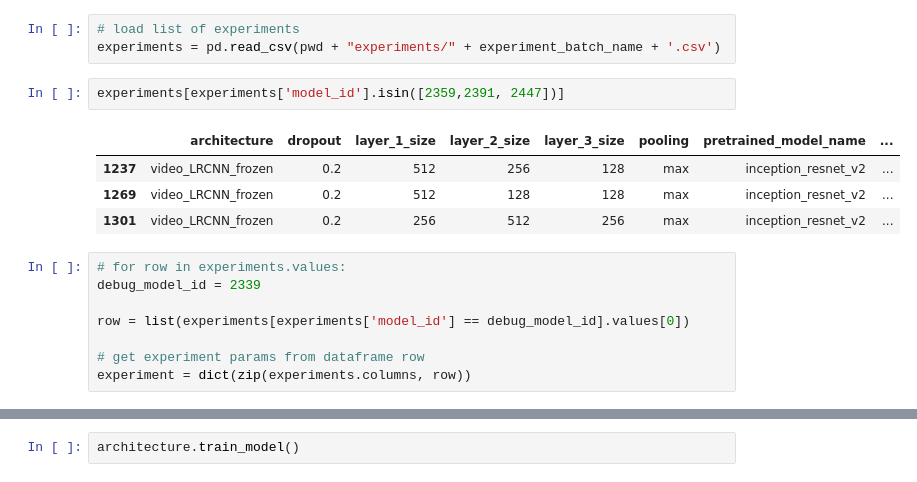
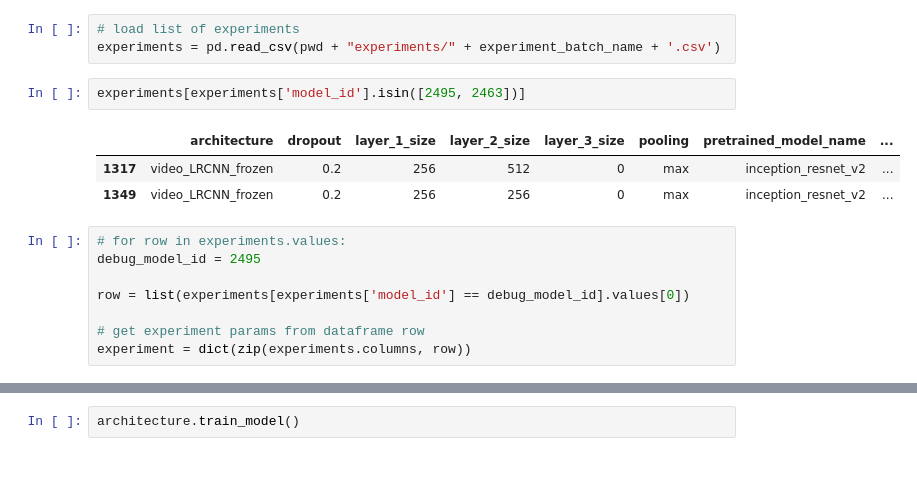
Before and after one commit to alxcnwy/Deep-Neural-Networks-for-Video-Classification, a Jupyter notebook: notebooks/experiments_create_lists.ipynb, the cells around one changed output, grey strips where cells are left out. Drawn from its saved outputs; the diff is of its cells as text.

Commit message:
fix conv model

```diff
--- a/notebooks/experiments_create_lists.ipynb
+++ b/notebooks/experiments_create_lists.ipynb
@@ -358,15 +360,14 @@ logger.info("Start worker {} (GPU={}) processing {}".format(WORKER_ID, GPU_ID, e
 # load list of experiments
 experiments = pd.read_csv(pwd + "experiments/" + experiment_batch_name + '.csv')
 # %%
-experiments[experiments['model_id'].isin([2359,2391, 2447])]
+experiments[experiments['model_id'].isin([2495, 2463])]
 # %% [output]
 |  | architecture | dropout | layer_1_size | layer_2_size | layer_3_size | pooling | pretrained_model_name | ... |
-| 1237 | video_LRCNN_frozen | 0.2 | 512 | 256 | 128 | max | inception_resnet_v2 | ... |
-| 1269 | video_LRCNN_frozen | 0.2 | 512 | 128 | 128 | max | inception_resnet_v2 | ... |
-| 1301 | video_LRCNN_frozen | 0.2 | 256 | 512 | 256 | max | inception_resnet_v2 | ... |
+| 1317 | video_LRCNN_frozen | 0.2 | 256 | 512 | 0 | max | inception_resnet_v2 | ... |
+| 1349 | video_LRCNN_frozen | 0.2 | 256 | 256 | 0 | max | inception_resnet_v2 | ... |
 # %%
 # for row in experiments.values:
-debug_model_id = 2339
+debug_model_id = 2495
 
 row = list(experiments[experiments['model_id'] == debug_model_id].values[0])
 
```
Also changed, not shown: parts of 8 cells of this notebook, 2 other files.
